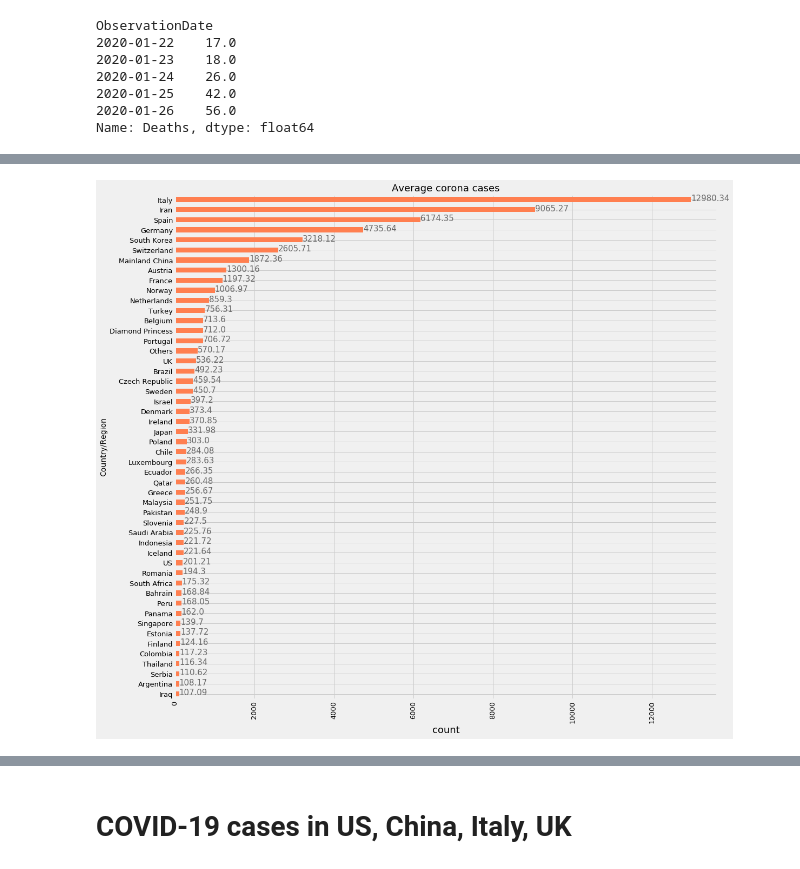
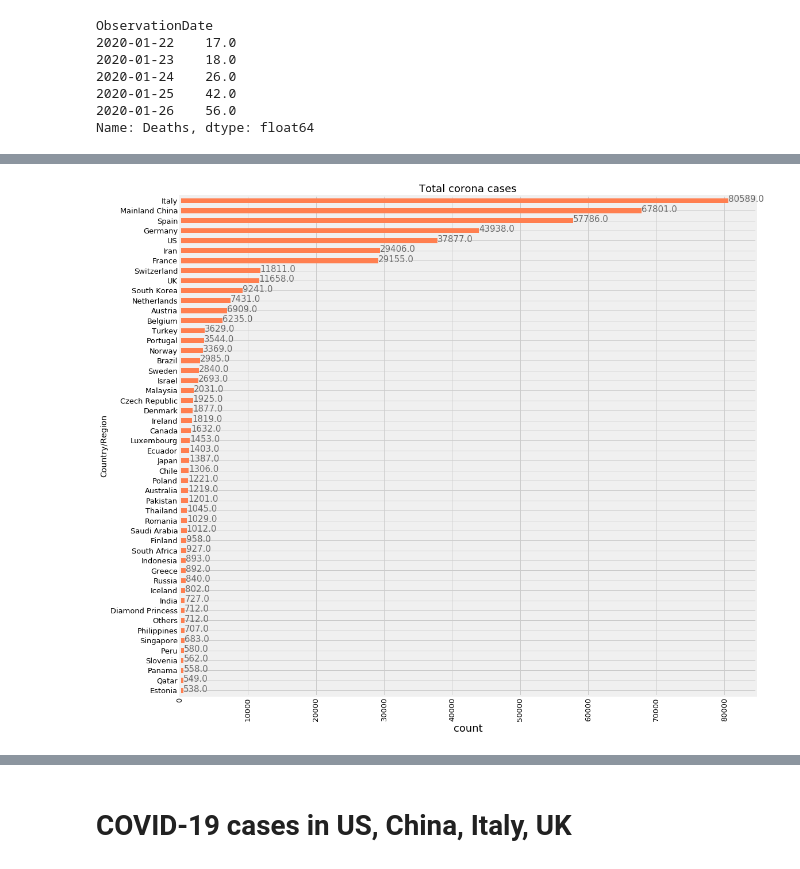
Before and after one commit to venupammi26/Corona_TimeSeries_Prediction-using-Arima-Model, a Jupyter notebook: Corona prediction.ipynb, the cells around one changed output, grey strips where cells are left out. Drawn from its saved outputs; the diff is of its cells as text; code cells hidden in the pictures.

```diff
--- a/Corona prediction.ipynb
+++ b/Corona prediction.ipynb
@@ -232,36 +175,36 @@ acc50=acc.head(50).sort_values(ascending=True)
 # %%
-acc=data.groupby('Country/Region')['Confirmed'].mean()
+acc=data.groupby('Country/Region')['Confirmed'].max()
 acc=acc.sort_values(ascending=False)
 acc50=acc.head(50)
 acc50.head()
 
 ax = acc50.plot(kind='barh', figsize=(16,16),
                                         color="coral", fontsize=13);
 ax.set_alpha(0.8)
-ax.set_title("Average corona cases", fontsize=18)
+ax.set_title("Total corona cases", fontsize=18)
 ax.set_xlabel("count", fontsize=18);
 plt.xticks(rotation = 90)
 
 # create a list to collect the plt.patches data
 totals = []
 
 # find the values and append to list
 for i in ax.patches:
     totals.append(i.get_width())
 
 # set individual bar lables using above list
 total = sum(totals)
 
 # set individual bar lables using above list
 for i in ax.patches:
     # get_width pulls left or right; get_y pushes up or down
     ax.text(i.get_width()+.3, i.get_y()+.38, \
             str(round(i.get_width(), 2)), fontsize=15,
 color='dimgrey')
 
 # invert for largest on top
 ax.invert_yaxis()
 # %% [output]
-[figure, old version]
+[figure, new version]
 # %%
 #Death Rate per Country
```
Also changed, not shown: parts of 22 cells of this notebook.
